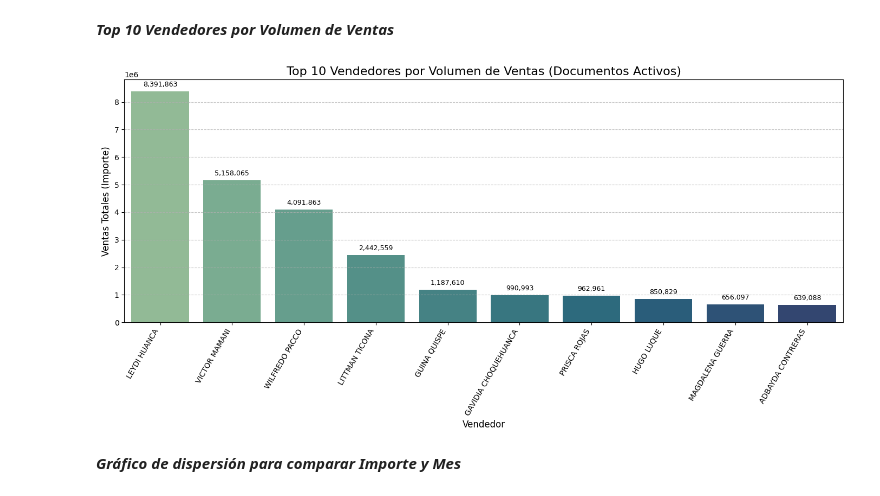
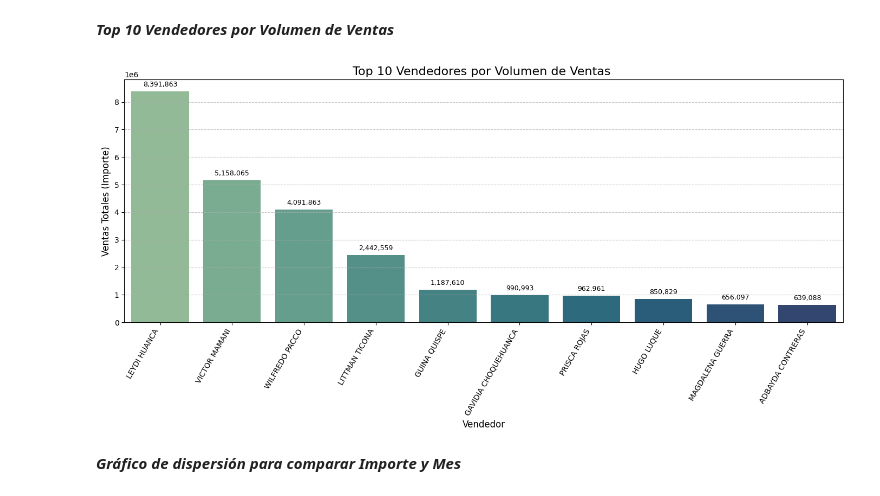
Before and after one commit to OscarEdy/Proyecto-Ciencia-de-Datos, a Jupyter notebook: Proyecto_final_de_CD.ipynb, the cells around one changed output. Cells and saved outputs as stored; diff of their text form; code cells hidden in the pictures.

```diff
--- a/Proyecto_final_de_CD.ipynb
+++ b/Proyecto_final_de_CD.ipynb
@@ -178,35 +178,35 @@ plt.show()
 # Top vendedores (solo documentos activos)
 top_vendedores = df[df['Documento_Estado'] == 1].groupby('Vendedor_Nombre')['Importe_Total'].sum()
 
 # Ordenar y seleccionar el top 10
 top_vendedores = top_vendedores.sort_values(ascending=False).head(10)
 
 # Gráfico mejorado con Seaborn
 plt.figure(figsize=(14, 7)) # Aumentar tamaño para mejor visibilidad
 ax = sns.barplot(x=top_vendedores.index, y=top_vendedores.values,
                  palette='crest', hue=top_vendedores.index, legend=False)
 
 # Títulos y etiquetas
-plt.title('Top 10 Vendedores por Volumen de Ventas (Documentos Activos)', fontsize=16)
+plt.title('Top 10 Vendedores por Volumen de Ventas ', fontsize=16)
 plt.xlabel('Vendedor', fontsize=12)
 plt.ylabel('Ventas Totales (Importe)', fontsize=12)
 plt.xticks(rotation=60, ha='right', fontsize=10) # Rotar más las etiquetas para evitar solapamiento
 plt.yticks(fontsize=10)
 plt.grid(axis='y', linestyle='--', alpha=0.7)
 
 # Añadir etiquetas de valor a las barras
 for p in ax.patches:
     ax.annotate(f'{p.get_height():,.0f}', # Formatear el número sin decimales y con comas
                 (p.get_x() + p.get_width() / 2., p.get_height()),
                 ha='center', va='center',
                 xytext=(0, 9),
                 textcoords='offset points',
                 fontsize=9)
 
 plt.tight_layout() # Ajustar el diseño para evitar que las etiquetas se corten
 plt.show()
 # %% [output]
-[figure, old version]
+[figure, new version]
 # %% [markdown]
 ***Gráfico de dispersión para comparar Importe y Mes***
 # %%
```
Also changed, not shown: parts of 11 cells of this notebook.
